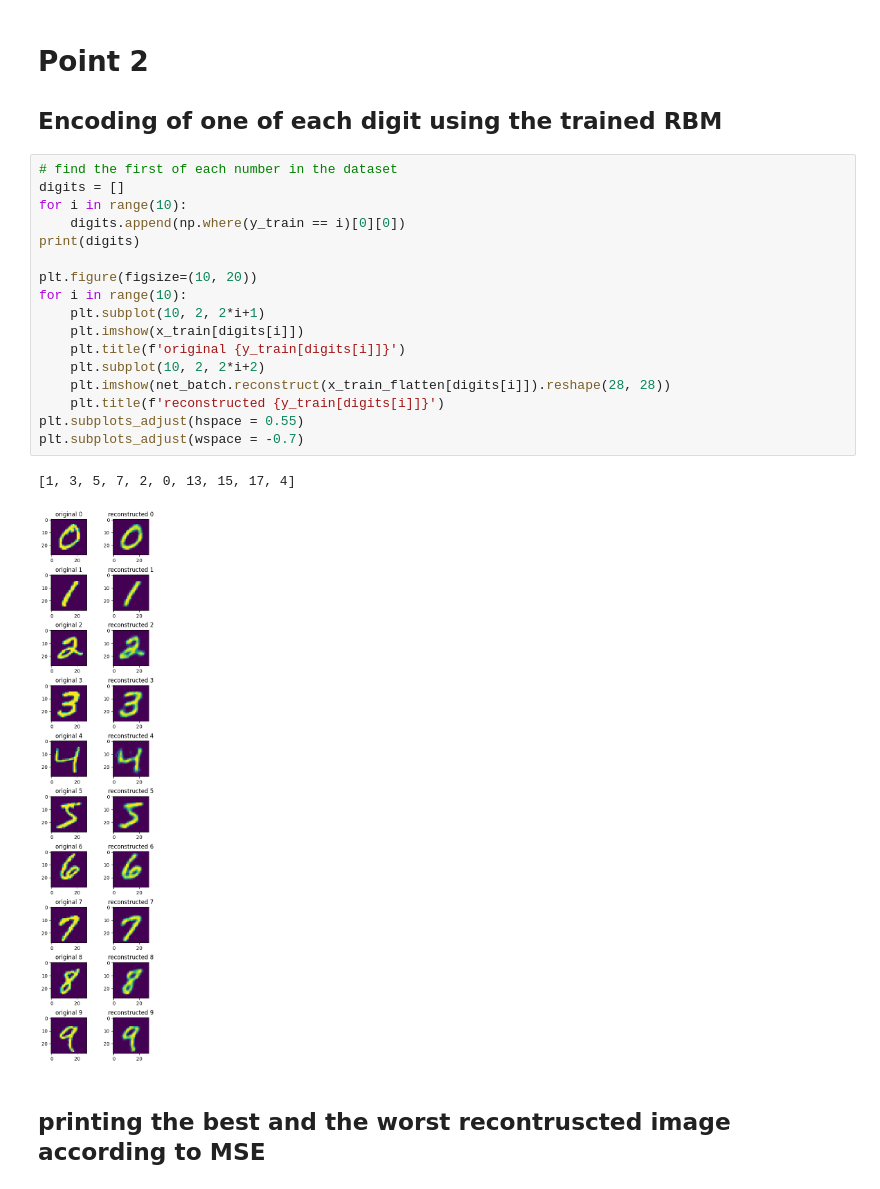
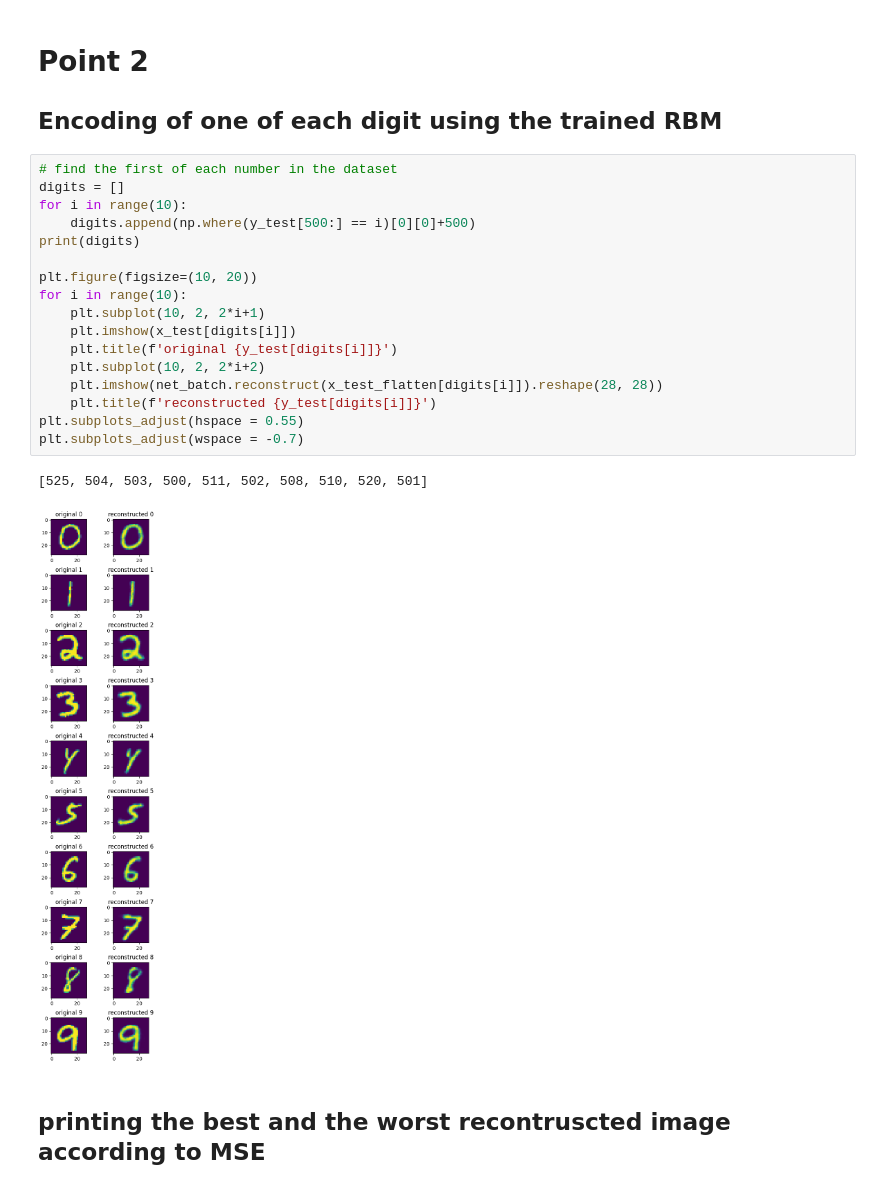
Before and after one commit to lavo2/ISPR-Midterms, a Jupyter notebook: 2/midterm2.ipynb, the cells around one changed output. Cells and saved outputs as stored; diff of their text form.

```diff
--- a/2/midterm2.ipynb
+++ b/2/midterm2.ipynb
@@ -158,23 +158,23 @@ print(losses[-1])
 # %%
 # find the first of each number in the dataset
 digits = []
 for i in range(10):
-    digits.append(np.where(y_train == i)[0][0])
+    digits.append(np.where(y_test[500:] == i)[0][0]+500)
 print(digits)
 
 plt.figure(figsize=(10, 20))
 for i in range(10):
     plt.subplot(10, 2, 2*i+1)
-    plt.imshow(x_train[digits[i]])
-    plt.title(f'original {y_train[digits[i]]}')
+    plt.imshow(x_test[digits[i]])
+    plt.title(f'original {y_test[digits[i]]}')
     plt.subplot(10, 2, 2*i+2)
-    plt.imshow(net_batch.reconstruct(x_train_flatten[digits[i]]).reshape(28, 28))
-    plt.title(f'reconstructed {y_train[digits[i]]}')
+    plt.imshow(net_batch.reconstruct(x_test_flatten[digits[i]]).reshape(28, 28))
+    plt.title(f'reconstructed {y_test[digits[i]]}')
 plt.subplots_adjust(hspace = 0.55)
 plt.subplots_adjust(wspace = -0.7)
 # %% [output]
-[1, 3, 5, 7, 2, 0, 13, 15, 17, 4]
+[525, 504, 503, 500, 511, 502, 508, 510, 520, 501]
-[figure, old version]
+[figure, new version]
 # %% [markdown]
 ## printing the best and the worst recontruscted image according to MSE
 # %%
```
